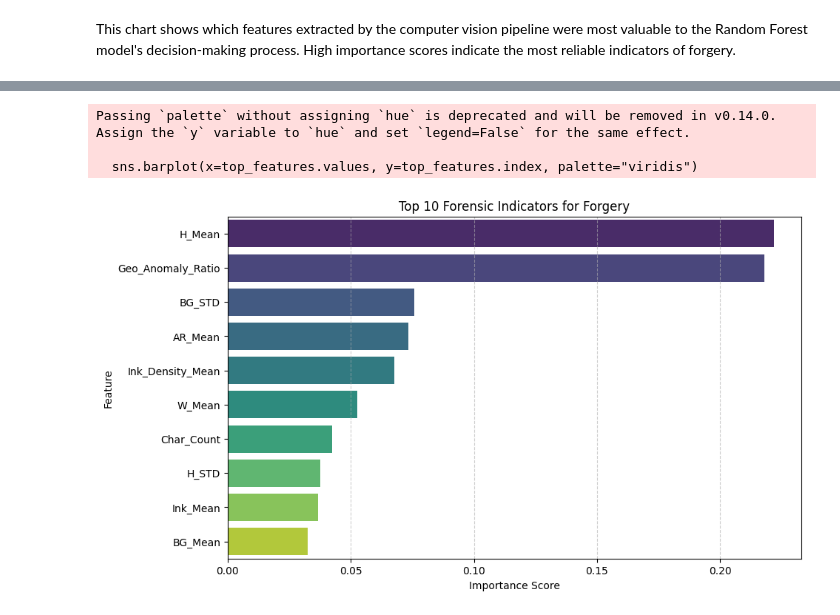
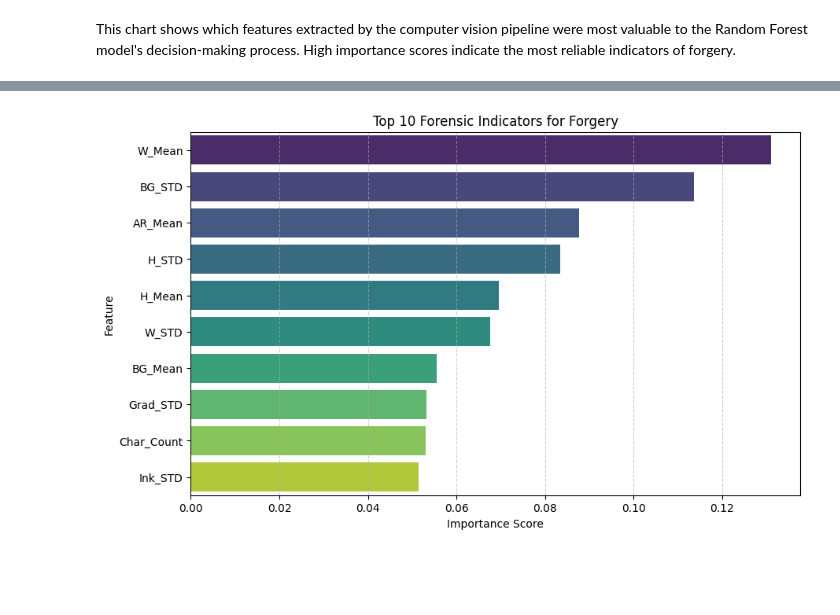
Before and after one commit to hylim12/ai-document-authentication-system, a Jupyter notebook: ml_model_training.ipynb, the cells around one changed output, grey strips where cells are left out. Drawn from its saved outputs; the diff is of its cells as text; code cells hidden in the pictures; blank space fills up the shorter version.

```diff
--- a/ml_model_training.ipynb
+++ b/ml_model_training.ipynb
@@ -23,0 +49,6 @@ print(f"✅ Test Pool (Mixture): {len(df_test_raw)} samples")
+# %%
+# Feature / Target Split
+X = df_train_raw.drop(columns=["Document_ID", "Label"])
+y = df_train_raw["Label"]
+
+print("Feature count:", X.shape[1])
@@ -60,0 +75,9 @@ print(f"📊 Test Mix: {Y_test.value_counts().to_dict()} (0=Genuine, 1=Forged)")
+# %%
+dummy = DummyClassifier(strategy="most_frequent")
+dummy.fit(X_train, Y_train)
+
+dummy_preds = dummy.predict(X_test)
+
+print("=== BASELINE (Most Frequent Class) ===")
+print("Accuracy:", accuracy_score(y_test, dummy_preds))
+print(classification_report(y_test, dummy_preds))
@@ -85,13 +97,10 @@ Note: you may need to restart the kernel to use updated packages.
 # %%
-from sklearn.ensemble import RandomForestClassifier
-import joblib
-
 # 1. Train the Model
 rf_model = RandomForestClassifier(
-    n_estimators=200,
-    max_depth=10,
-    min_samples_leaf=3,
-    class_weight={0: 1, 1: 2},
+    n_estimators=300,
+    max_depth=12,
+    min_samples_split=5,
+    class_weight="balanced",
     random_state=42
 )
 rf_model.fit(X_train, Y_train)
@@ -164,3 +184,10 @@ TP: 0, TN: 12, FP: 0, FN: 11
 #### Feature Importance
 # %% [markdown]
 This chart shows which features extracted by the computer vision pipeline were most valuable to the Random Forest model's decision-making process. High importance scores indicate the most reliable indicators of forgery.
+# %%
+importances = pd.Series(
+    rf_model.feature_importances_,
+    index=X.columns
+).sort_values(ascending=False)
+
+importances.head(15)
@@ -167,15 +229,12 @@ This chart shows which features extracted by the computer vision pipeline were m
 # %%
 # --- TOP 10 FORENSIC INDICATORS ---
-top_features = feature_importances.nlargest(10)
+top_features = importances.nlargest(10)
 plt.figure(figsize=(10, 6))
 sns.barplot(x=top_features.values, y=top_features.index, palette="viridis")
 plt.title('Top 10 Forensic Indicators for Forgery')
 plt.xlabel('Importance Score')
 plt.ylabel('Feature')
 plt.grid(axis='x', linestyle='--', alpha=0.6)
 plt.show()
 # %% [output]
-Passing `palette` without assigning `hue` is deprecated and will be removed in v0.14.0. Assign the `y` variable to `hue` and set `legend=False` for the same effect.
-
-  sns.barplot(x=top_features.values, y=top_features.index, palette="viridis")
-[figure, old version]
+[figure, new version]
```
Also changed, not shown: parts of 15 cells of this notebook, 1 other file.
